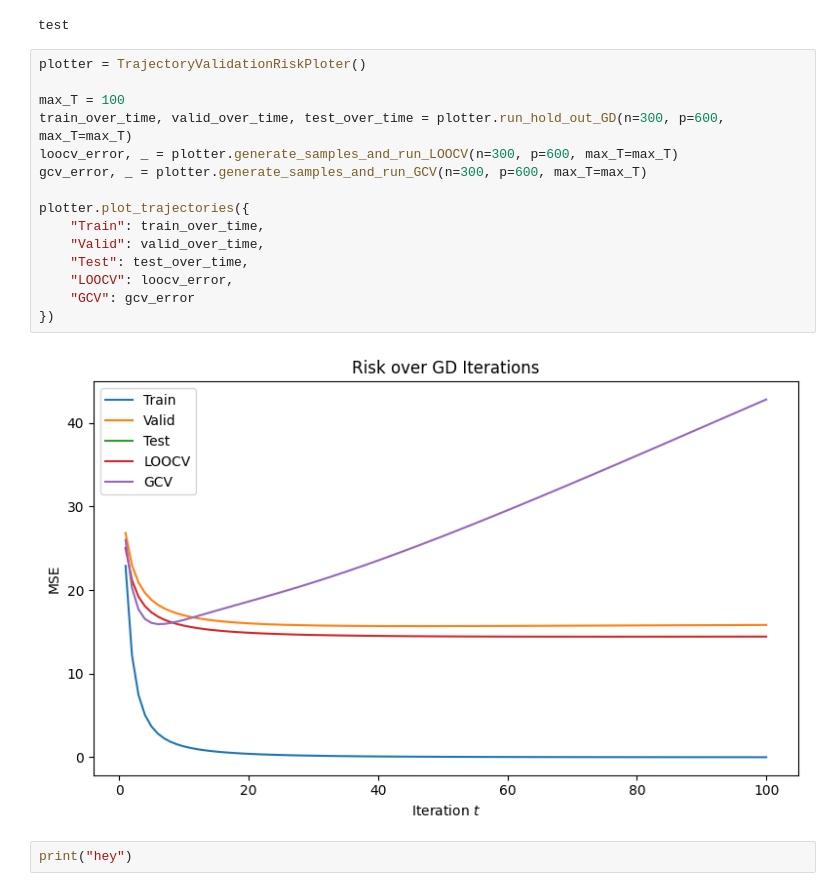
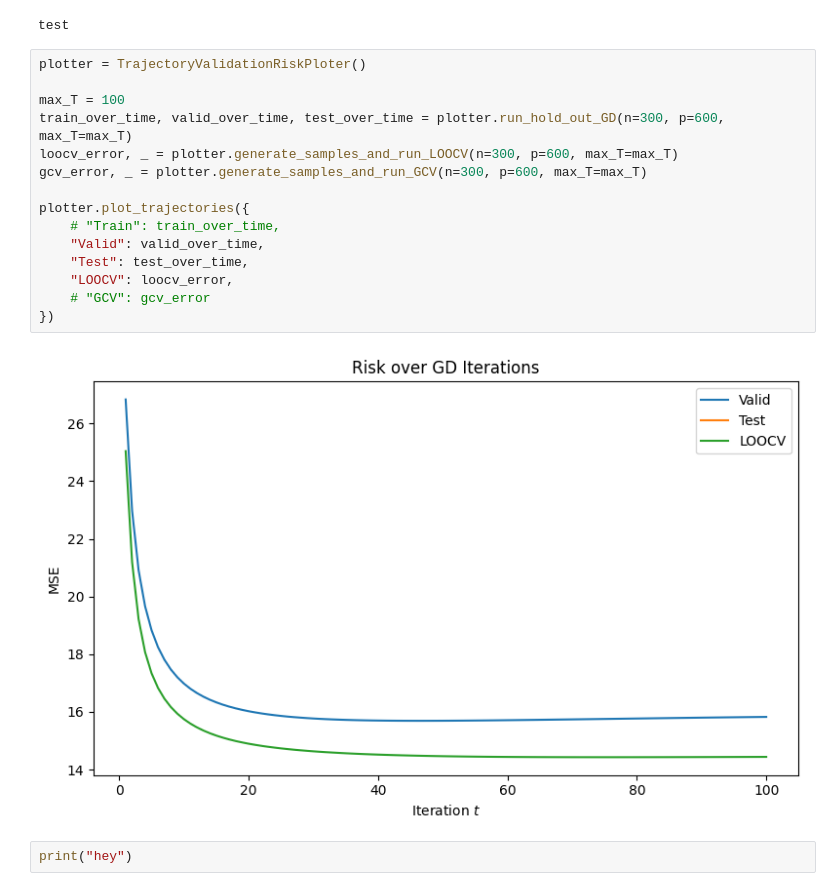
Before and after one commit to AliMorty/early_stopping, a Jupyter notebook: ali_code/LOOCV-holdout-set-plots.ipynb, the cells around one changed output. Cells and saved outputs as stored; diff of their text form.

```diff
--- a/ali_code/LOOCV-holdout-set-plots.ipynb
+++ b/ali_code/LOOCV-holdout-set-plots.ipynb
@@ -320,20 +320,20 @@ test
 # %%
 plotter = TrajectoryValidationRiskPloter()
 
 max_T = 100
 train_over_time, valid_over_time, test_over_time = plotter.run_hold_out_GD(n=300, p=600, max_T=max_T)
 loocv_error, _ = plotter.generate_samples_and_run_LOOCV(n=300, p=600, max_T=max_T)
 gcv_error, _ = plotter.generate_samples_and_run_GCV(n=300, p=600, max_T=max_T)
 
 plotter.plot_trajectories({
-    "Train": train_over_time,
+    # "Train": train_over_time,
     "Valid": valid_over_time,
     "Test": test_over_time,
     "LOOCV": loocv_error,
-    "GCV": gcv_error
+    # "GCV": gcv_error
 })
 # %% [output]
-[figure, old version]
+[figure, new version]
 # %%
 print("hey")
 # %% [output]
```
Also changed, not shown: 36 other files.
